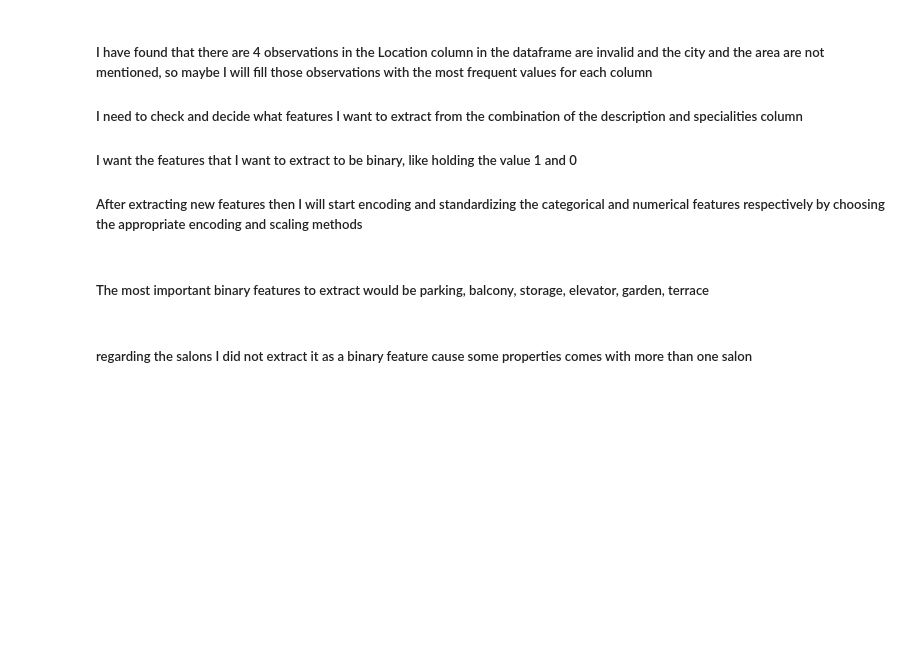
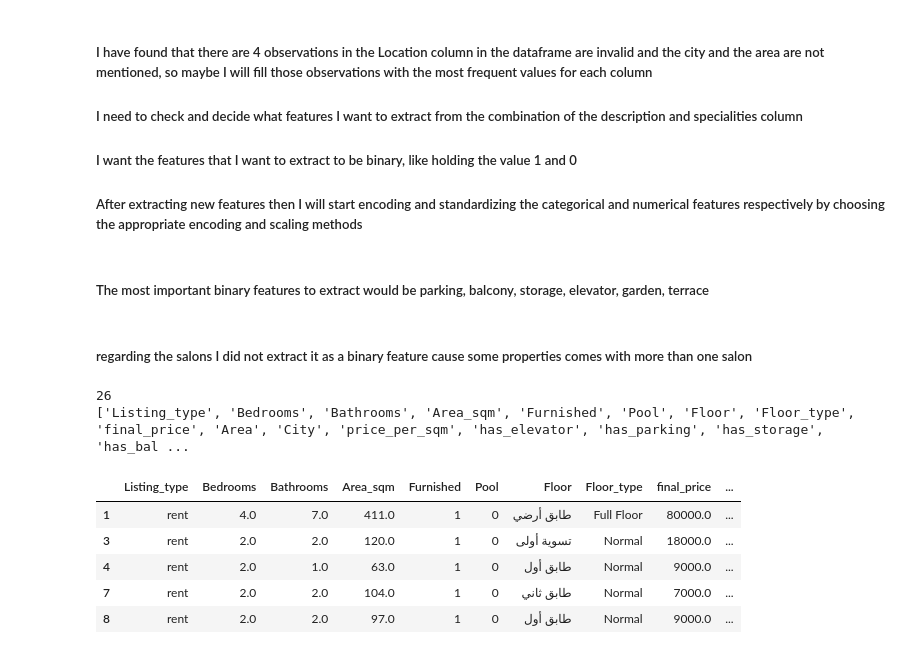
Before and after one commit to Ma7moodAs/bytML_Real_Estate_project, a Jupyter notebook: Bayti_recommendation_engine/notebooks/notebook.ipynb, the cells around one changed output. Cells and saved outputs as stored; diff of their text form; code cells hidden in the pictures; blank space fills up the shorter version.

```diff
--- a/Bayti_recommendation_engine/notebooks/notebook.ipynb
+++ b/Bayti_recommendation_engine/notebooks/notebook.ipynb
@@ -1170,3 +1168,24 @@ Name: count, dtype: int64
 ##### The most important binary features to extract would be parking, balcony, storage, elevator, garden, terrace
 # %% [markdown]
 ##### regarding the salons I did not extract it as a binary feature cause some properties comes with more than one salon
+# %%
+pd.set_option('display.max_columns',None)
+df.head()
+features = []
+for col in df.columns:
+    if col not in ['URL','Location','Description','Specialities','Country','text','apartment_id']:
+        features.append(col)
+
+print(len(features))
+print(features)
+X = df[features].copy()
+X.head()
+# %% [output]
+26
+['Listing_type', 'Bedrooms', 'Bathrooms', 'Area_sqm', 'Furnished', 'Pool', 'Floor', 'Floor_type', 'final_price', 'Area', 'City', 'price_per_sqm', 'has_elevator', 'has_parking', 'has_storage', 'has_bal ...
+|  | Listing_type | Bedrooms | Bathrooms | Area_sqm | Furnished | Pool | Floor | Floor_type | final_price | ... |
+| 1 | rent | 4.0 | 7.0 | 411.0 | 1 | 0 | طابق أرضي | Full Floor | 80000.0 | ... |
+| 3 | rent | 2.0 | 2.0 | 120.0 | 1 | 0 | تسوية أولى | Normal | 18000.0 | ... |
+| 4 | rent | 2.0 | 1.0 | 63.0 | 1 | 0 | طابق أول | Normal | 9000.0 | ... |
+| 7 | rent | 2.0 | 2.0 | 104.0 | 1 | 0 | طابق ثاني | Normal | 7000.0 | ... |
+| 8 | rent | 2.0 | 2.0 | 97.0 | 1 | 0 | طابق أول | Normal | 9000.0 | ... |
```
Also changed, not shown: parts of 6 cells of this notebook, 3 other files.
